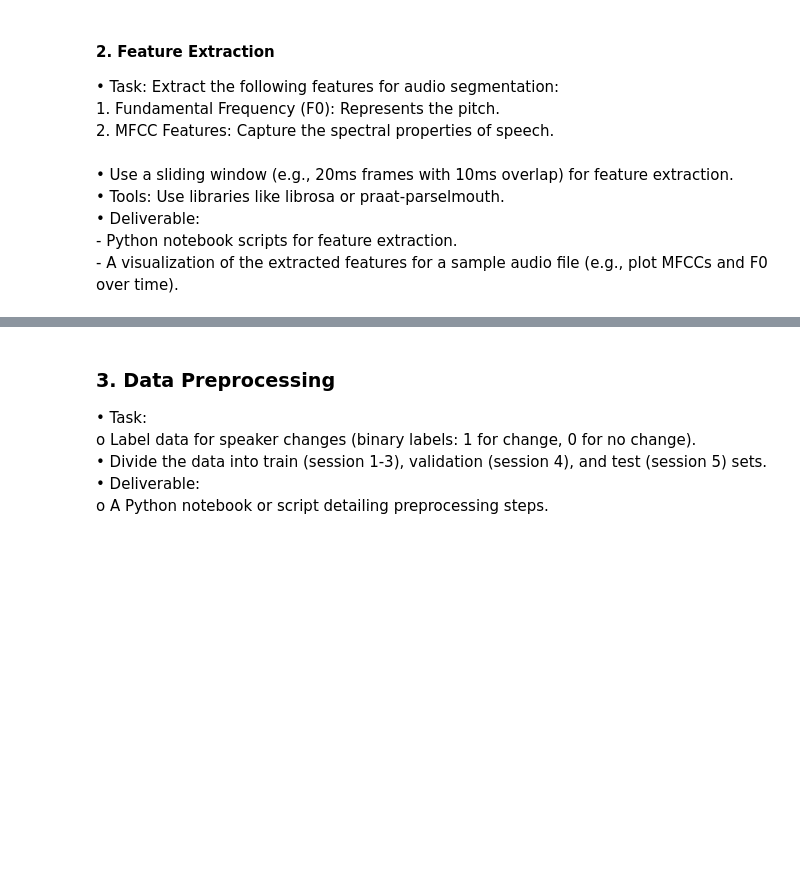
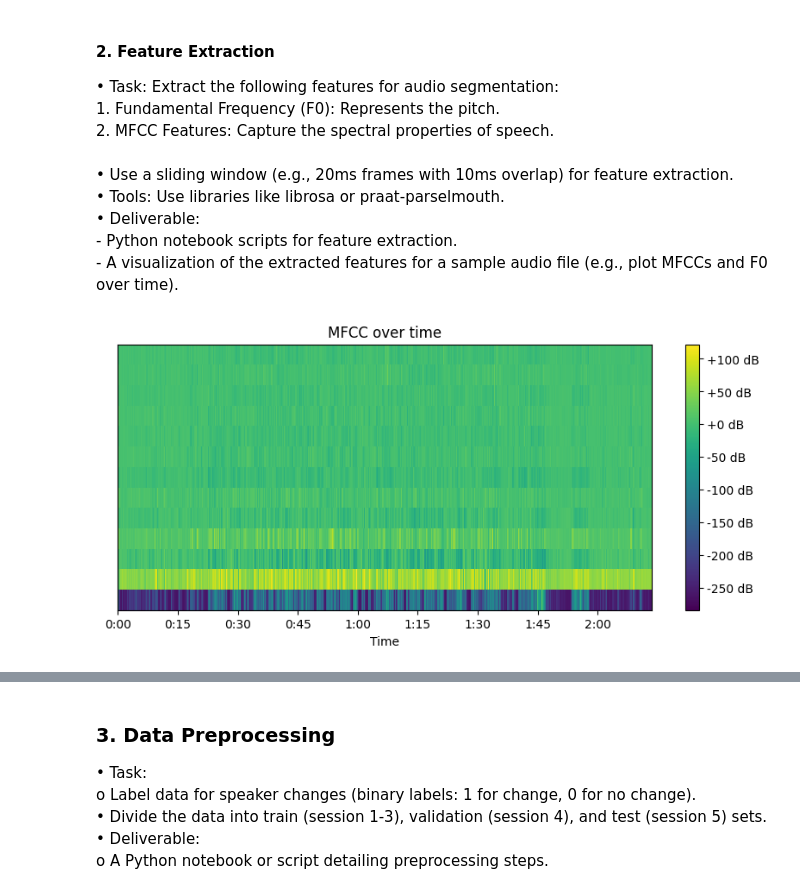
Before and after one commit to JohnasLeee/Speaker-Change-Detection-Using-F0-and-MFCC-Features-with-the-IEMOCAP-Dataset, a Jupyter notebook: main.ipynb, the cells around one changed output, grey strips where cells are left out. Drawn from its saved outputs; the diff is of its cells as text; code cells hidden in the pictures; blank space fills up the shorter version.

```diff
--- a/main.ipynb
+++ b/main.ipynb
@@ -31,0 +28,29 @@ speaker labels, and audio features.
+# %%
+import numpy as np
+import matplotlib.pyplot as plt
+import librosa
+import librosa.display
+import parselmouth
+
+# Load the Audio File
+audio_path = "IEMOCAP\IEMOCAP\Session1\dialog\wav\Ses01F_impro01.wav"
+y, sr = librosa.load(audio_path, sr=None)
+# %%
+# parameters
+frame_length = int(0.02 * sr)  # 20ms
+hop_length = int(0.01 * sr)    # 10ms
+n_fft = 2048                   # FFT window length
+n_mels = 40                    # Number of Mel bands
+fmax = sr / 2                  # Max frequency
+
+# extact mfcc Features
+mfccs = librosa.feature.mfcc(y=y, sr=sr, n_mfcc=13, n_fft=n_fft, hop_length=hop_length, n_mels=n_mels, fmax=fmax)
+
+# Plot MFCCs
+plt.figure(figsize=(10, 4))
+librosa.display.specshow(mfccs, sr=sr, hop_length=hop_length, x_axis='time', cmap='viridis')
+plt.colorbar(format='%+2.0f dB')
+plt.title('MFCC over time')
+plt.show()
+# %% [output]
+[figure, added]
```
Also changed, not shown: parts of 4 cells of this notebook.
